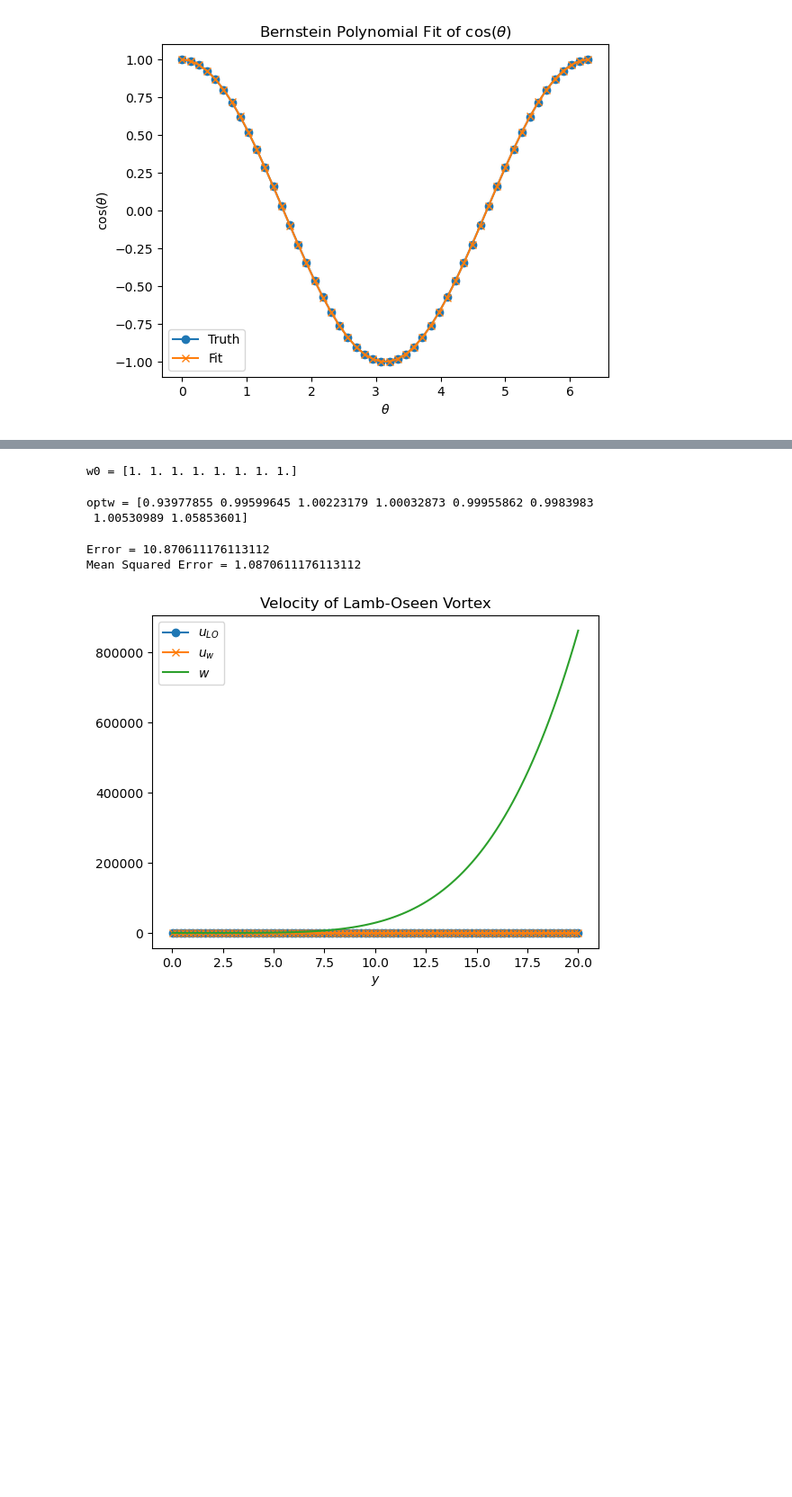
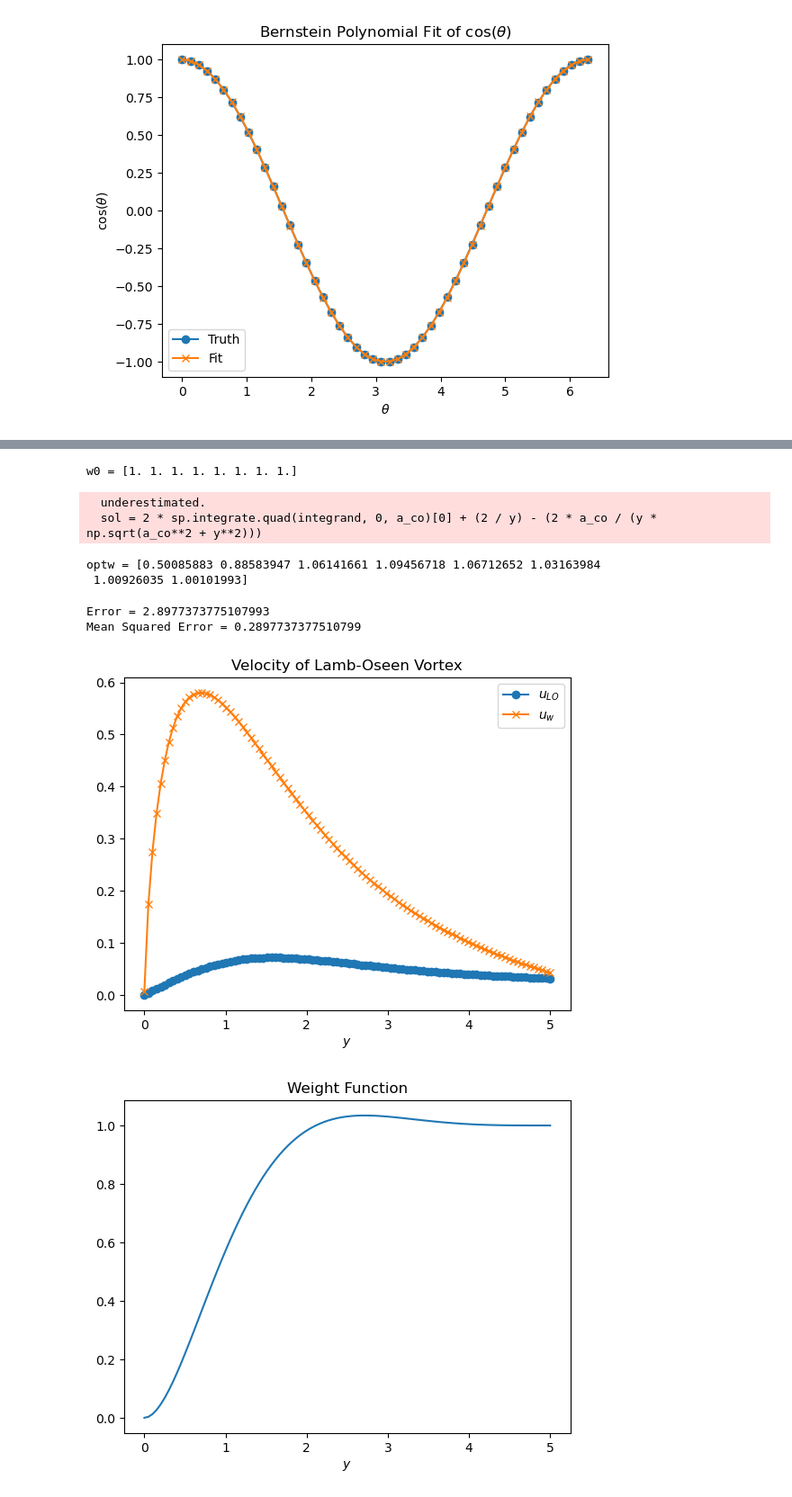
Before and after one commit to colecooper100/vorpy, a Jupyter notebook: bs_weight_function.ipynb, the cells around one changed output, grey strips where cells are left out. Shown: that part at 90% size. Cells and saved outputs as stored; diff of their text form; code cells hidden in the pictures; blank space fills up the shorter version.

Commit message:
Improvements to bs_wegith_function and added profiling_juliacall.

```diff
--- a/bs_weight_function.ipynb
+++ b/bs_weight_function.ipynb
@@ -462,41 +457,55 @@ Error = 157.13979232010416
 # %%
 # Fitting the weight function to the Lamb-Oseen vortex
 
-y_vec = np.linspace(0.01, 20, 100)
+# We can't start at 0, however we use it here so the
+# divisions are nice numbers, then we change the
+# first value to a small number.
+y_vec = np.linspace(0, 5, 100)
+y_vec[0] = 1e-3
 
+# u_LO_vec = np.ones_like(y_vec)
 u_LO_vec = u_LO(y_vec)
 
 # Initial guess for the weight function.
 # Maybe try random initialization?
-order = 7
-# w0 = np.zeros(order + 1)
-w0 = np.ones(order + 1)
-# w0 = np.random.default_rng().uniform(-10, 10, order + 1)
+order = 12
+# -4 because we set the first two and last three weights
+# and a BS polynomial of degree n has n+1 weights
+# w0 = np.zeros(order - 4)
+w0 = np.ones(order - 4)
+# w0 = np.random.default_rng().uniform(-1, 1, order - 4)
 print('w0 =', w0)
 optw = sp.optimize.curve_fit(u_w, y_vec, u_LO_vec, p0=w0)[0]
 print('optw =', optw)
 # %% [output]
 w0 = [1. 1. 1. 1. 1. 1. 1. 1.]
-optw = [0.93977855 0.99599645 1.00223179 1.00032873 0.99955862 0.9983983
- 1.00530989 1.05853601]
+  underestimated.
+  sol = 2 * sp.integrate.quad(integrand, 0, a_co)[0] + (2 / y) - (2 * a_co / (y * np.sqrt(a_co**2 + y**2)))
+optw = [0.50085883 0.88583947 1.06141661 1.09456718 1.06712652 1.03163984
+ 1.00926035 1.00101993]
 # %%
 # Plot results
 bp = BernsteinPolynomial(order)
-bp.set_weights(optw)
-wf_vec = np.array([bp(y) for y in y_vec])
+bp.set_weights(np.concatenate([[0, 0], optw, [1, 1, 1]]))
+wf_vec = np.array([bp(y/5) for y in y_vec])
 
-u_w_vec = u_w(y_vec, *optw)
+u_w_vec = u_w(y_vec/5, *optw)
 print('Error =', np.linalg.norm(u_w_vec - u_LO_vec))
 print('Mean Squared Error =', np.sqrt(np.mean((u_w_vec - u_LO_vec)**2)))
 
 plt.plot(y_vec, u_LO_vec, 'o-', label='$u_{LO}$')
 plt.plot(y_vec, u_w_vec, 'x-', label='$u_w$')
-plt.plot(y_vec, wf_vec, label='$w$')
 plt.legend()
 plt.title('Velocity of Lamb-Oseen Vortex')
 plt.xlabel('$y$')
 plt.show()
+
+plt.plot(y_vec, wf_vec, label='$w$')
+plt.title('Weight Function')
+plt.xlabel('$y$')
+plt.show()
 # %% [output]
-Error = 10.870611176113112
-Mean Squared Error = 1.0870611176113112
+Error = 2.8977373775107993
+Mean Squared Error = 0.2897737377510799
-[figure, old version]
+[figure, new version]
+[figure, added]
```
Also changed, not shown: parts of 8 cells of this notebook, 4 other files.
